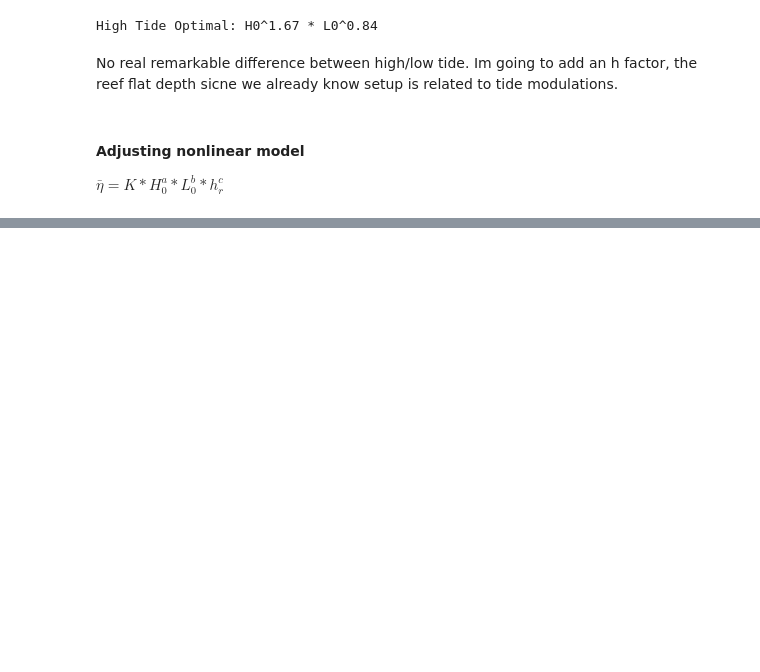
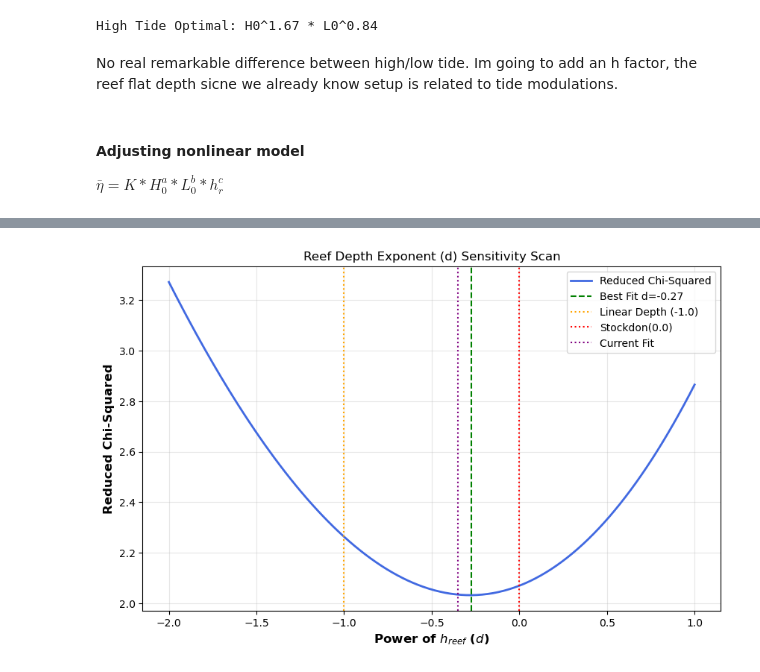
Before and after one commit to isidora-rojas/PILOT_Mokuleia, a Jupyter notebook: 2025_Mark_Meetings/Holiday Break/1_scaling_tides.ipynb, the cells around one changed output, grey strips where cells are left out. Saved outputs shown, nothing was run; the diff lists cells and outputs as text; code cells hidden in the pictures; blank space fills up the shorter version.

```diff
--- a/Mark_Meetings/1_scaling_tides.ipynb
+++ b/2025_Mark_Meetings/Holiday Break/1_scaling_tides.ipynb
@@ -162,0 +294,88 @@ NameError: name 'binned_df' is not defined
+# %%
+def plot_depth_theory_landscape(binned_df,
+                                d_range=np.linspace(-2.0, 0.5, 50),
+                                fixed_b=1.75,
+                                fixed_c=0.75,
+                                title='Reef Depth Coefficient Sensitivity'):
+    """
+    Scans the exponent of h_reef (d) to see how it affects the fit quality.
+    """
+    # Extract data
+    H = binned_df['H0_mean'].values
+    L = binned_df['L0_mean'].values
+    h = binned_df['h_reef_mean'].values
+    Y = binned_df['setup_mean'].values
+    Sigma = binned_df['setup_sem'].values # Ensure you have a SEM or Std column
+
+    weights = 1.0 / Sigma
+
+    # We are scanning 1D (just d), but to keep the 'landscape' feel,
+    # we can plot Chi-Squared vs. d.
+    # If you want a 2D plot, we can scan d vs. a (Lead Coeff).
+
+    d_results = []
+    chi_results = []
+
+    print(f"Scanning h_reef exponent grid (Fixed b={fixed_b}, c={fixed_c})...")
+
+    for d_val in d_range:
+        # Z is our combined term: (H^b * L^c * h^d)
+        Z = (H**fixed_b) * (L**fixed_c) * (h**d_val)
+
+        try:
+            # Linear fit: Y = a*Z + e
+            # coeffs[0] is 'a', coeffs[1] is 'e'
+            coeffs = np.polyfit(Z, Y, 1, w=weights)
+            p = np.poly1d(coeffs)
+            Y_pred = p(Z)
+
+            chi_sq = np.sum(((Y - Y_pred) / Sigma)**2)
+            chi_results.append(chi_sq / len(Y))
+            d_results.append(d_val)
+        except:
+            continue
+
+    # --- PLOTTING ---
+    plt.figure(figsize=(10, 6))
+    plt.plot(d_results, chi_results, color='royalblue', lw=2, label='Reduced Chi-Squared')
+
+    # Find Minimum
+    best_d = d_results[np.argmin(chi_results)]
+    plt.axvline(best_d, color='g', linestyle='--', label=f'Best Fit d={best_d:.2f}')
+
+    # Add theoretical markers (Common in Reef Literature)
+    theory_points = {
+        'Linear Depth (-1.0)': -1.0,
+        'Stockdon(0.0)': 0.0,
+        'Current Fit': res_reef_depth['popt'][3]
+    }
+
+    colors = ['orange', 'red', 'purple']
+    for (label, val), col in zip(theory_points.items(), colors):
+        plt.axvline(val, color=col, linestyle=':', label=label)
+
+    plt.xlabel('Power of $h_{reef}$ ($d$)', fontsize=12, fontweight='bold')
+    plt.ylabel('Reduced Chi-Squared', fontsize=12, fontweight='bold')
+    plt.title(title)
+    plt.legend()
+    plt.grid(True, alpha=0.3)
+    plt.show()
+
+    return best_d
+
+# 1. Define the range of 'd' (power of h_reef) you want to explore
+# Usually reef depth powers range from -2.0 (strong effect) to 0.5
+d_test_range = np.linspace(-2.0, 1.0, 100)
+
+# 2. Run the function
+# Note: Ensure 'setup_sem' exists in your binned_h (or use 'setup_std')
+best_d = plot_depth_theory_landscape(
+    binned_df=binned_h,
+    d_range=d_test_range,
+    fixed_b=1.75,   # Fixing H0 power based on your preference
+    fixed_c=0.75,   # Fixing L0 power based on your preference
+    title='Reef Depth Exponent (d) Sensitivity Scan'
+)
+
+print(f"The theoretically optimal power for h_reef is: {best_d:.3f}")
+# %% [output]
@@ -162,0 +383 @@ NameError: name 'binned_df' is not defined
+[figure, added]
```
Also changed, not shown: parts of 14 cells of this notebook, 2 other files.
